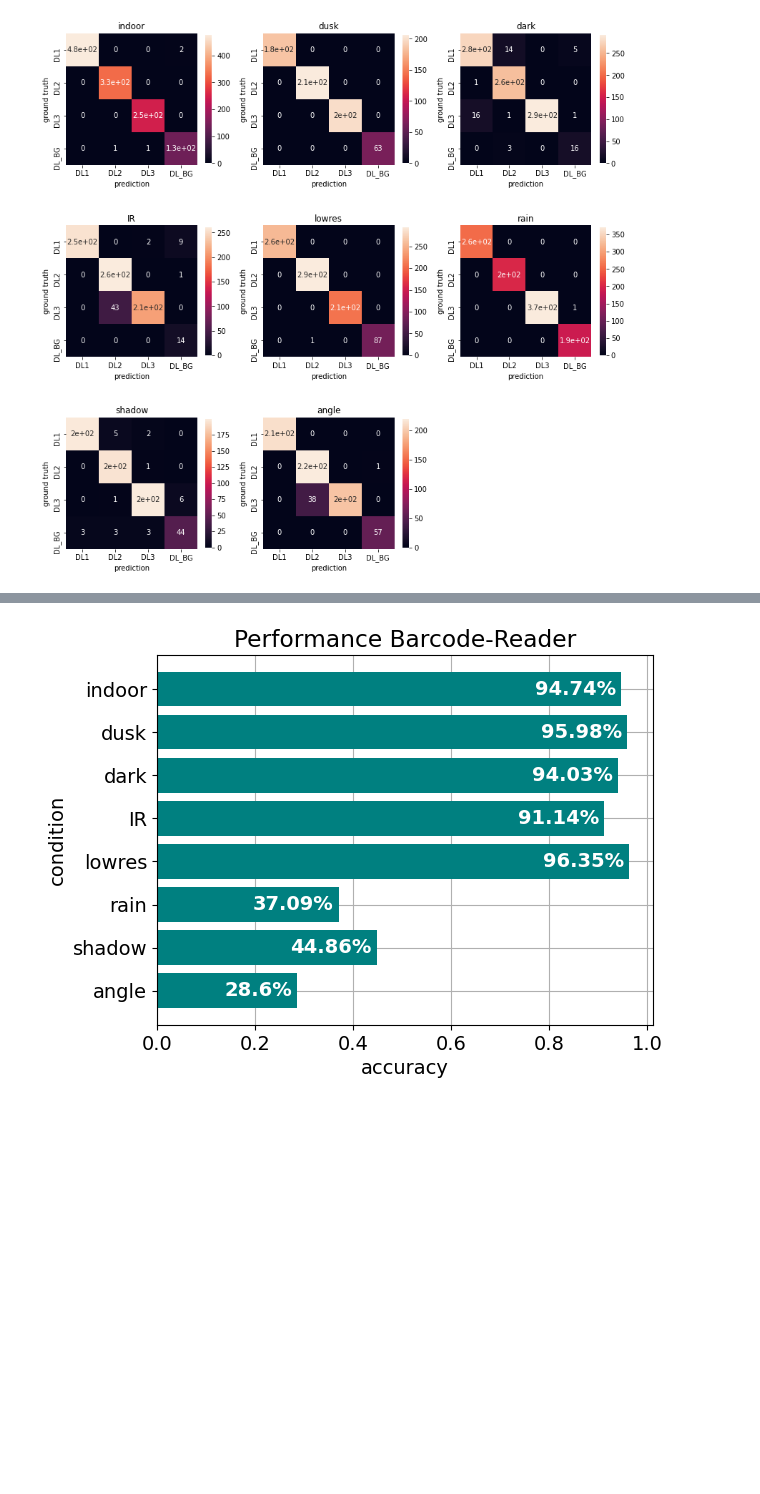
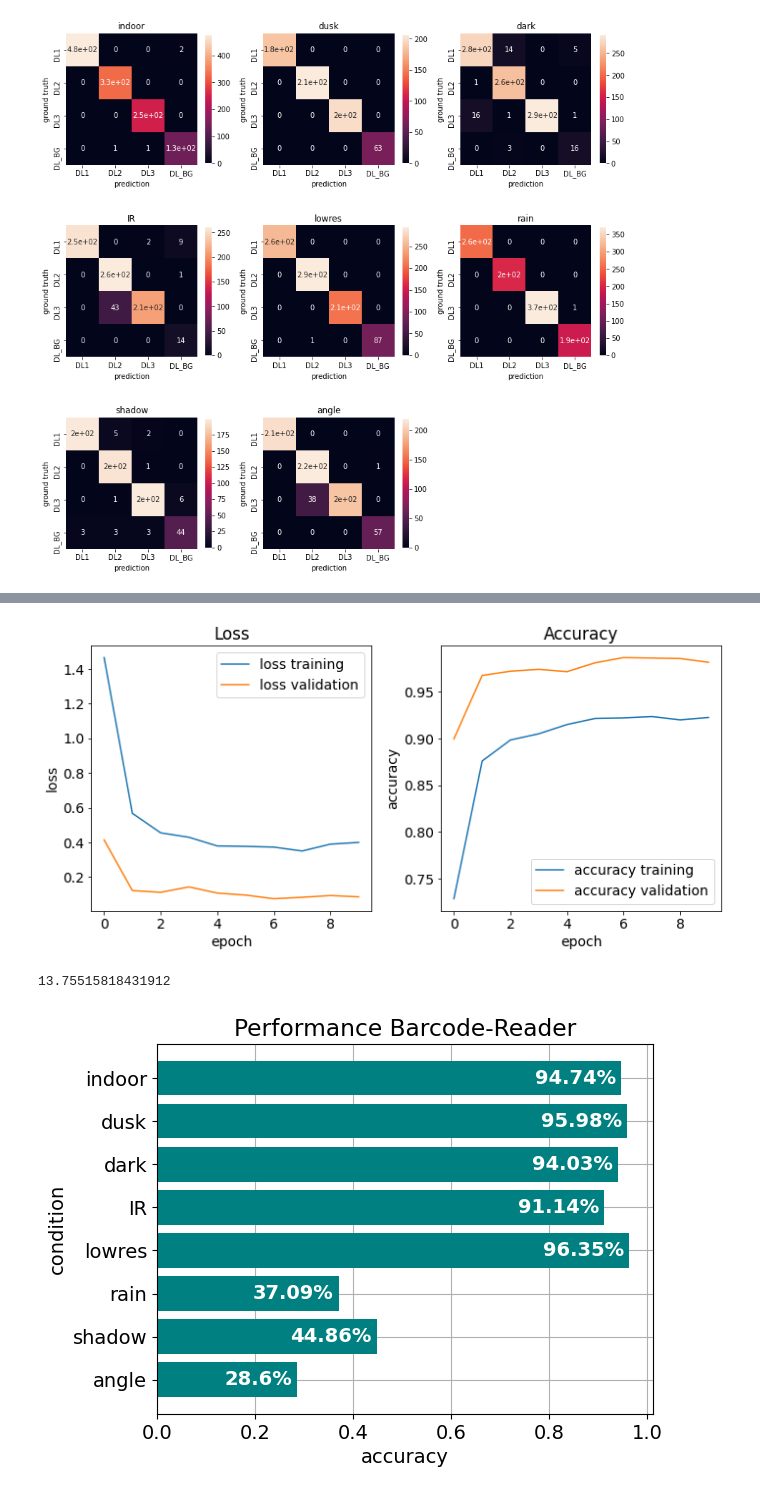
Before and after one commit to nemalysis/rotordetection, a Jupyter notebook: deep_learning/model/model_evaluation.ipynb, the cells around one changed output, grey strips where cells are left out. Drawn from its saved outputs; the diff is of its cells as text; code cells hidden in the pictures; blank space fills up the shorter version.

```diff
--- a/deep_learning/model/model_evaluation.ipynb
+++ b/deep_learning/model/model_evaluation.ipynb
@@ -233,3 +240,38 @@ plt.savefig(os.path.join(outputfolder,model_name+'.pdf'),bbox_inches='tight')
+# %%
+fhist = np.load(r'D:\Dokumente\Uni\Signalverarbeitung\Project\rotordetection\deep_learning\model\rotordet_net_v4\my_history.npy',allow_pickle=True)
+# %%
+loss_train = fhist.item(0)['loss']
+loss_val = fhist.item(0)['val_loss']
+acc_train = fhist.item(0)['accuracy']
+acc_val = fhist.item(0)['val_accuracy']
+
+
+plt.figure(figsize=(10,5))
+
+plt.subplot(1,2,1)
+plt.plot(loss_train, label='loss training')
+plt.plot(loss_val, label='loss validation')
+plt.xlabel('epoch')
+plt.ylabel('loss')
+plt.title('Loss')
+plt.legend()
+
+plt.subplot(1,2,2)
+plt.plot(acc_train, label='accuracy training')
+plt.plot(acc_val, label='accuracy validation')
+plt.xlabel('epoch')
+plt.ylabel('accuracy')
+plt.title('Accuracy')
+plt.legend()
+plt.tight_layout()
+
+plt.savefig(os.path.join(outputfolder,'train_hist_'+model_name+'.png'),bbox_inches='tight')
+# %% [output]
+[figure, added]
+# %%
+1/0.0727
+# %% [output]
+13.75515818431912
 # %%
 fig2, ax2 = plt.subplots()
 x_plt = np.arange(n_cond,0,-1)
```
Also changed, not shown: parts of 8 cells of this notebook, 4 other files.
